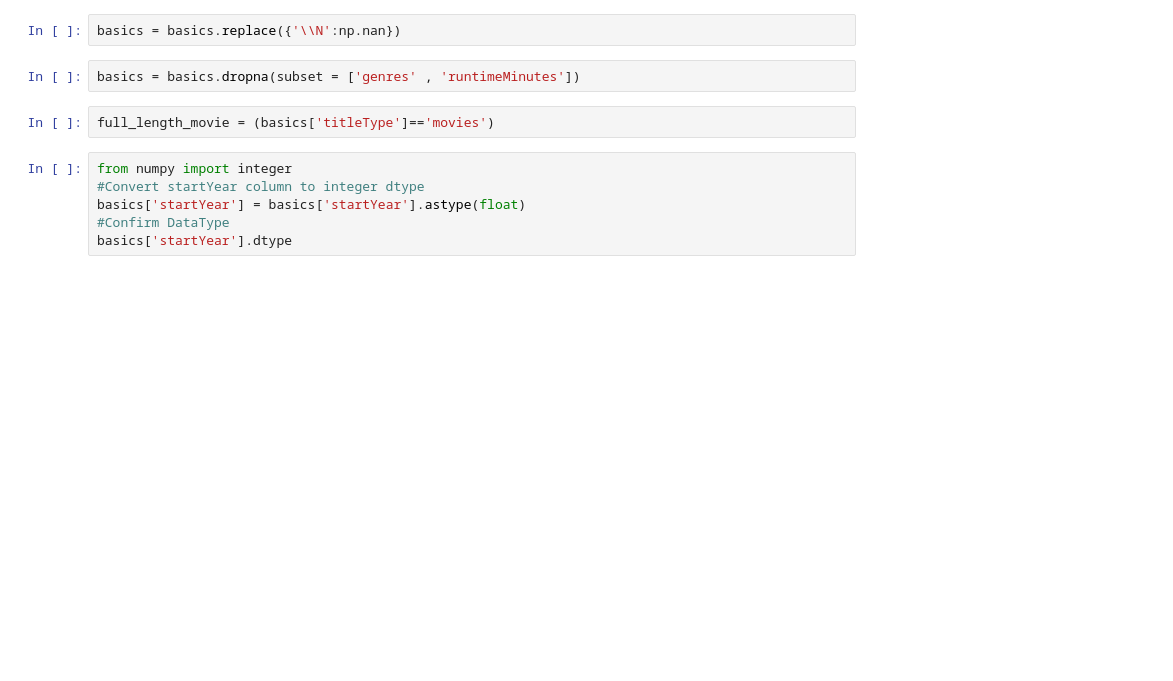
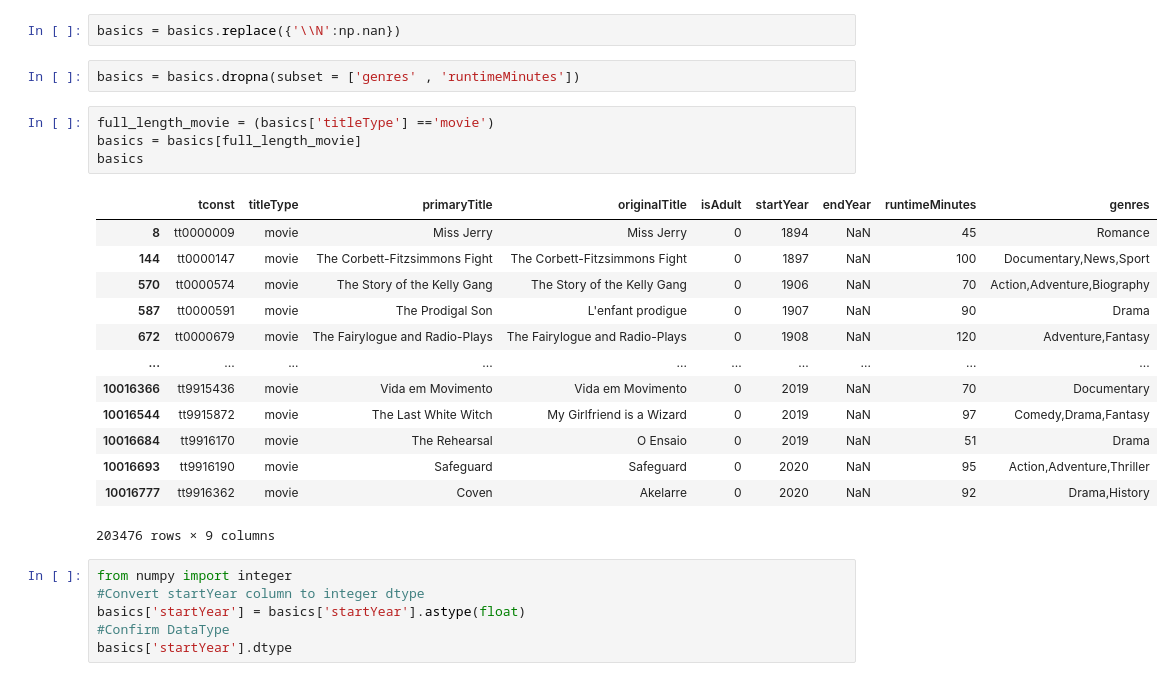
Before and after one commit to K-Pridge/NLP-Movies-Model, a Jupyter notebook: Data/Movie Project.ipynb, the cells around one changed output. Saved outputs shown, nothing was run; the diff lists cells and outputs as text; blank space fills up the shorter version.

```diff
--- a/Data/Movie Project.ipynb
+++ b/Data/Movie Project.ipynb
@@ -112,7 +112,23 @@ basics = basics.replace({'\\N':np.nan})
 # %%
 basics = basics.dropna(subset = ['genres' , 'runtimeMinutes'])
 # %%
-full_length_movie = (basics['titleType']=='movies')
+full_length_movie = (basics['titleType'] =='movie')
+basics = basics[full_length_movie]
+basics
+# %% [output]
+|  | tconst | titleType | primaryTitle | originalTitle | isAdult | startYear | endYear | runtimeMinutes | genres |
+| 8 | tt0000009 | movie | Miss Jerry | Miss Jerry | 0 | 1894 | NaN | 45 | Romance |
+| 144 | tt0000147 | movie | The Corbett-Fitzsimmons Fight | The Corbett-Fitzsimmons Fight | 0 | 1897 | NaN | 100 | Documentary,News,Sport |
+| 570 | tt0000574 | movie | The Story of the Kelly Gang | The Story of the Kelly Gang | 0 | 1906 | NaN | 70 | Action,Adventure,Biography |
+| 587 | tt0000591 | movie | The Prodigal Son | L'enfant prodigue | 0 | 1907 | NaN | 90 | Drama |
+| 672 | tt0000679 | movie | The Fairylogue and Radio-Plays | The Fairylogue and Radio-Plays | 0 | 1908 | NaN | 120 | Adventure,Fantasy |
+| ... | ... | ... | ... | ... | ... | ... | ... | ... | ... |
+| 10016366 | tt9915436 | movie | Vida em Movimento | Vida em Movimento | 0 | 2019 | NaN | 70 | Documentary |
+| 10016544 | tt9915872 | movie | The Last White Witch | My Girlfriend is a Wizard | 0 | 2019 | NaN | 97 | Comedy,Drama,Fantasy |
+| 10016684 | tt9916170 | movie | The Rehearsal | O Ensaio | 0 | 2019 | NaN | 51 | Drama |
+| 10016693 | tt9916190 | movie | Safeguard | Safeguard | 0 | 2020 | NaN | 95 | Action,Adventure,Thriller |
+| 10016777 | tt9916362 | movie | Coven | Akelarre | 0 | 2020 | NaN | 92 | Drama,History |
+203476 rows × 9 columns
 # %%
 from numpy import integer
 #Convert startYear column to integer dtype
```
Also changed, not shown: parts of 4 cells of this notebook.
